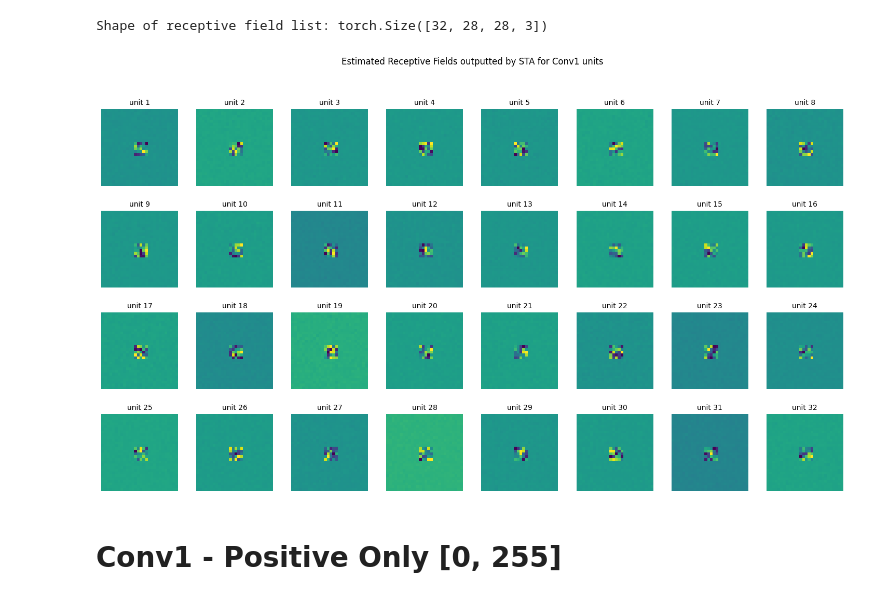
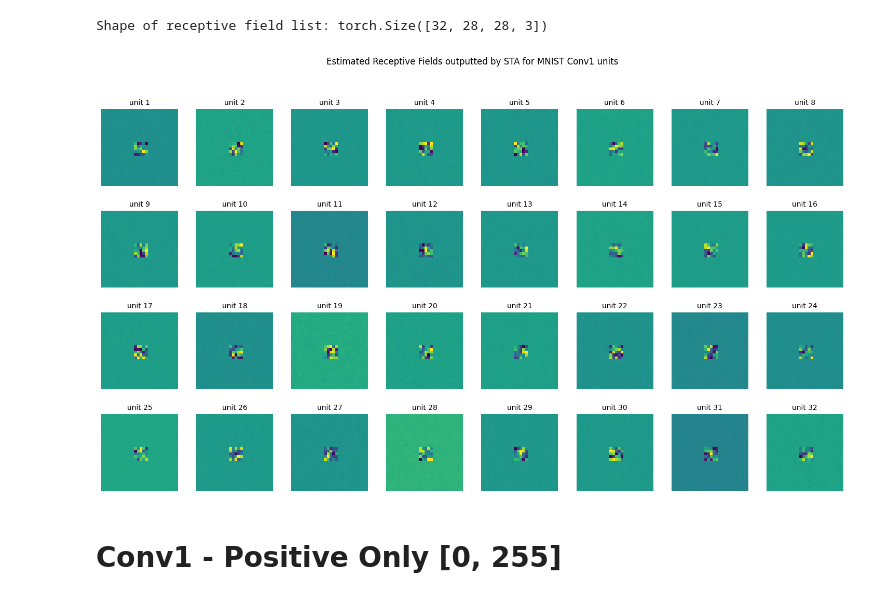
Before and after one commit to gurooria/ResponseWeightedAnalysis, a Jupyter notebook: MNIST_rf.ipynb, the cells around one changed output. Cells and saved outputs as stored; diff of their text form; code cells hidden in the pictures.

Commit message:
mnist update

```diff
--- a/MNIST_rf.ipynb
+++ b/MNIST_rf.ipynb
@@ -85,6 +85,6 @@ plt.show()
 # experiment settings
 NBatches = 50
 BSize = 1000
-zeroMean = False
-layer = 'conv2'
+zeroMean = True
+layer = 'conv1'
 # %%
@@ -149,26 +150,26 @@ torch.save(rf1, './rwa_data/mnist/mnist_rand_0mean/rf1.pt')
 # %%
 # Visualise the RWA output as image plots
 for i in range(rf1.shape[0]):
     plt.subplot(4, 8, i+1) # nrows, ncols, index
     plt.axis('off')
     to_show = rf1[i]
     if act_conv1[i][act_conv1[i] > 0].shape[0] != 0:
         to_show = (to_show - to_show.min()) / (to_show.max() - to_show.min()) # normalise to [0, 1]
         plt.imshow(to_show)
     else:
         # show a black image
         plt.imshow(np.zeros((64, 64, 3)))
     plt.title('unit ' + str(i+1), fontsize=10)
 
 # title for the entire plot
-plt.suptitle('Estimated Receptive Fields outputted by STA for Conv1 units')
+plt.suptitle('Estimated Receptive Fields outputted by STA for MNIST Conv1 units')
 # increase the spacing between subplots
 plt.tight_layout()
 # change figure size
 plt.gcf().set_size_inches(15, 9)
 plt.show()
 # %% [output]
-[figure, old version]
+[figure, new version]
 # %% [markdown]
 # Conv1 - Positive Only [0, 255]
 # %%
```
Also changed, not shown: parts of 3 cells of this notebook, 5 other files.
